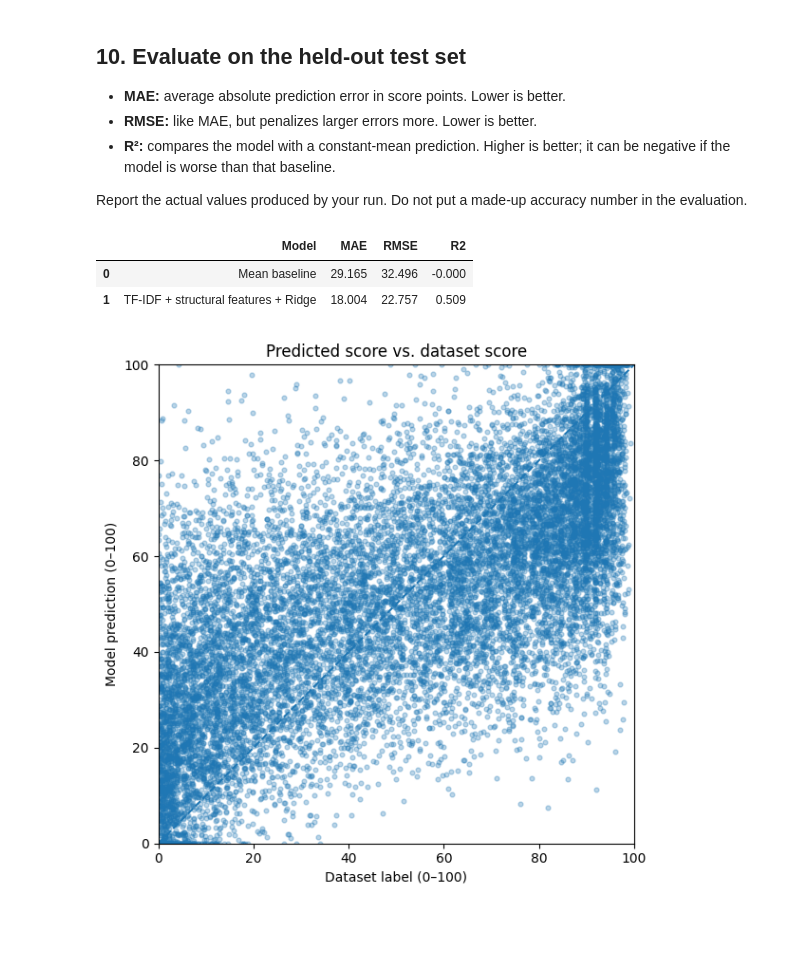
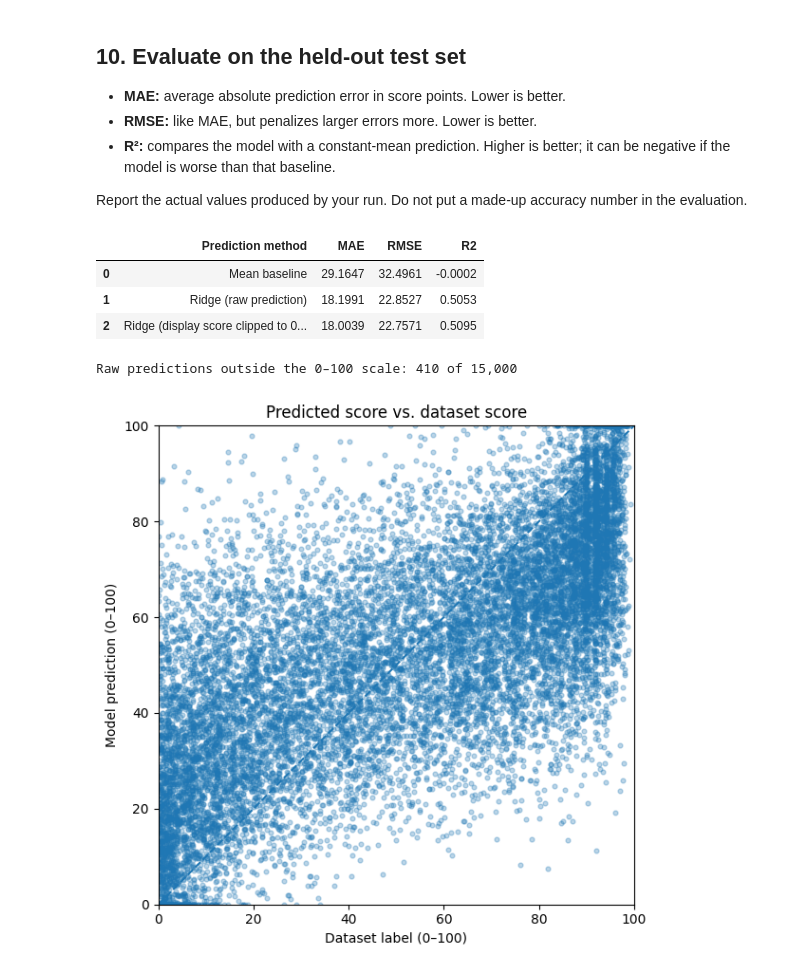
Before and after one commit to Ambesh246/Prompt_Quality_Analyzer, a Jupyter notebook: Prompt_Quality_Analyzer_ML.ipynb, the cells around one changed output. Drawn from its saved outputs; the diff is of its cells as text; code cells hidden in the pictures; blank space fills up the shorter version.

```diff
--- a/Prompt_Quality_Analyzer_ML.ipynb
+++ b/Prompt_Quality_Analyzer_ML.ipynb
@@ -303,22 +307,41 @@ Training complete.
 - **R²:** compares the model with a constant-mean prediction. Higher is better; it can be negative if the model is worse than that baseline.
 
 Report the actual values produced by your run. Do not put a made-up accuracy number in the evaluation.
-# %%
-test_predictions = np.clip(prompt_model.predict(X_test), 0, 100)
-
-model_mae = mean_absolute_error(y_test, test_predictions)
-model_rmse = np.sqrt(mean_squared_error(y_test, test_predictions))
-model_r2 = r2_score(y_test, test_predictions)
-
-results = pd.DataFrame([
-    {"Model": "Mean baseline", "MAE": baseline_mae, "RMSE": baseline_rmse, "R2": baseline_r2},
-    {"Model": "TF-IDF + structural features + Ridge", "MAE": model_mae, "RMSE": model_rmse, "R2": model_r2},
-])
-display(results.round(3))
-# %% [output]
-|  | Model | MAE | RMSE | R2 |
-| 0 | Mean baseline | 29.165 | 32.496 | -0.000 |
-| 1 | TF-IDF + structural features + Ridge | 18.004 | 22.757 | 0.509 |
+# %%
+raw_test_predictions = prompt_model.predict(X_test)
+test_predictions = np.clip(raw_test_predictions, 0, 100)
+
+baseline_predictions = np.full(len(y_test), np.mean(y_train), dtype=float)
+
+def metric_row(name, actual, predicted):
+    return {
+        "Prediction method": name,
+        "MAE": mean_absolute_error(actual, predicted),
+        "RMSE": np.sqrt(mean_squared_error(actual, predicted)),
+        "R2": r2_score(actual, predicted),
+    }
+
+results = pd.DataFrame([
+    metric_row("Mean baseline", y_test, baseline_predictions),
+    metric_row("Ridge (raw prediction)", y_test, raw_test_predictions),
+    metric_row("Ridge (display score clipped to 0–100)", y_test, test_predictions),
+])
+
+display(results.round(4))
+
+outside_scale_count = int(
+    np.sum((raw_test_predictions < 0) | (raw_test_predictions > 100))
+)
+print(
+    f"Raw predictions outside the 0–100 scale: "
+    f"{outside_scale_count:,} of {len(raw_test_predictions):,}"
+)
+# %% [output]
+|  | Prediction method | MAE | RMSE | R2 |
+| 0 | Mean baseline | 29.1647 | 32.4961 | -0.0002 |
+| 1 | Ridge (raw prediction) | 18.1991 | 22.8527 | 0.5053 |
+| 2 | Ridge (display score clipped to 0... | 18.0039 | 22.7571 | 0.5095 |
+Raw predictions outside the 0–100 scale: 410 of 15,000
 # %%
 plt.figure(figsize=(6, 6))
 plt.scatter(y_test, test_predictions, alpha=0.3, s=12)
```
Also changed, not shown: parts of 12 cells of this notebook.
